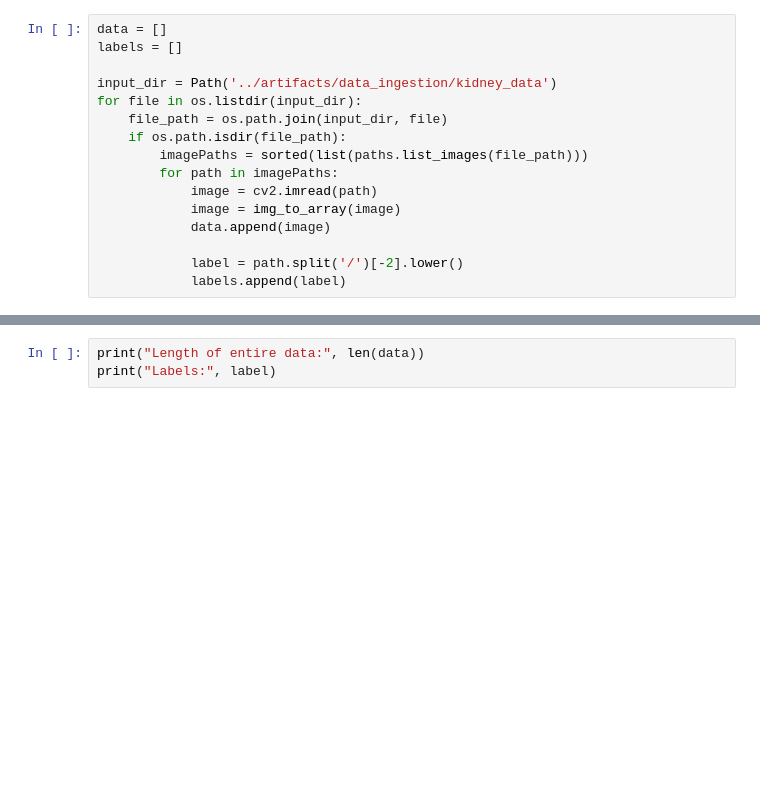
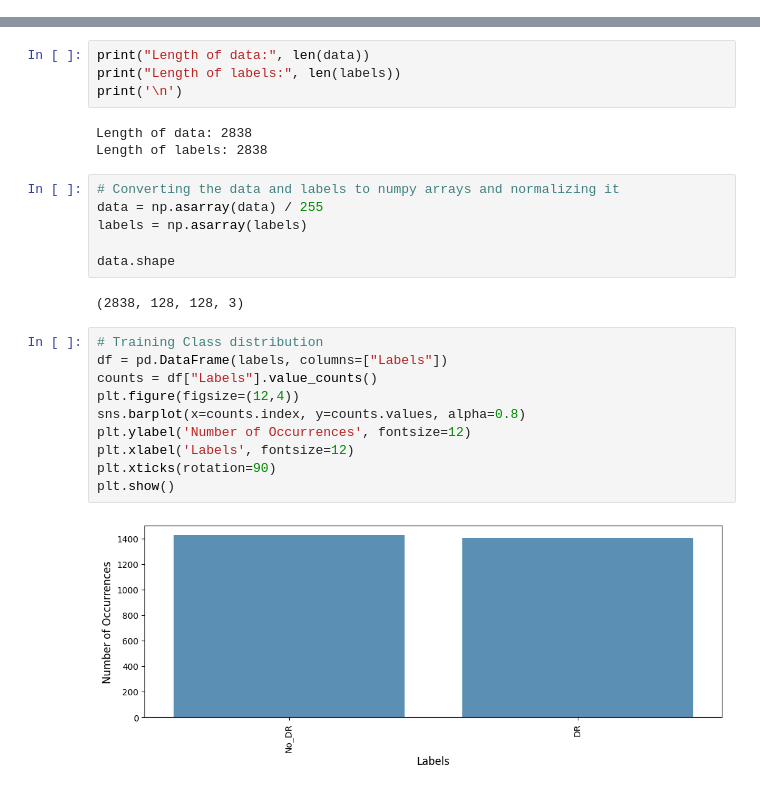
Before and after one commit to NvkAnirudh/End-to-End-Kidney-Tumor-Classification, a Jupyter notebook: research/model_trainer.ipynb, the cells around one changed output, grey strips where cells are left out. Saved outputs shown, nothing was run; the diff lists cells and outputs as text; blank space fills up the shorter version.

```diff
--- a/research/model_trainer.ipynb
+++ b/research/model_trainer.ipynb
@@ -16,19 +16,3 @@ from tensorflow.keras.optimizers import Adam
 from keras.models import Model, Sequential
 from sklearn.model_selection import train_test_split
 from sklearn.metrics import classification_report
-# %%
-data = []
-labels = []
-
-input_dir = Path('../artifacts/data_ingestion/kidney_data')
-for file in os.listdir(input_dir):
-    file_path = os.path.join(input_dir, file)
-    if os.path.isdir(file_path):
-        imagePaths = sorted(list(paths.list_images(file_path)))
-        for path in imagePaths:
-            image = cv2.imread(path)
-            image = img_to_array(image)
-            data.append(image)
-
-            label = path.split('/')[-2].lower()
-            labels.append(label)
@@ -37,3 +81,27 @@ Error:
 # %%
-print("Length of entire data:", len(data))
-print("Labels:", label)
+print("Length of data:", len(data))
+print("Length of labels:", len(labels))
+print('\n')
+# %% [output]
+Length of data: 2838
+Length of labels: 2838
+# %%
+# Converting the data and labels to numpy arrays and normalizing it
+data = np.asarray(data) / 255
+labels = np.asarray(labels)
+
+data.shape
+# %% [output]
+(2838, 128, 128, 3)
+# %%
+# Training Class distribution
+df = pd.DataFrame(labels, columns=["Labels"])
+counts = df["Labels"].value_counts()
+plt.figure(figsize=(12,4))
+sns.barplot(x=counts.index, y=counts.values, alpha=0.8)
+plt.ylabel('Number of Occurrences', fontsize=12)
+plt.xlabel('Labels', fontsize=12)
+plt.xticks(rotation=90)
+plt.show()
+# %% [output]
+[figure, added]
```
Also changed, not shown: parts of 19 cells of this notebook, 7 other files.
